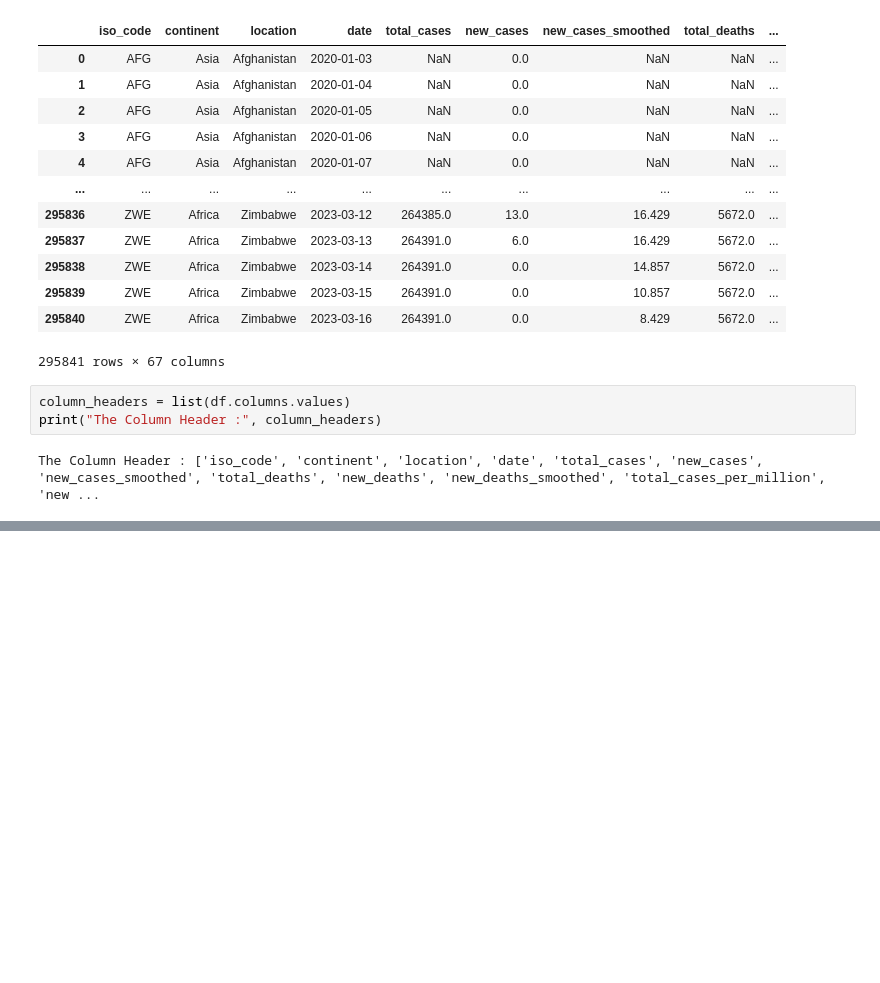
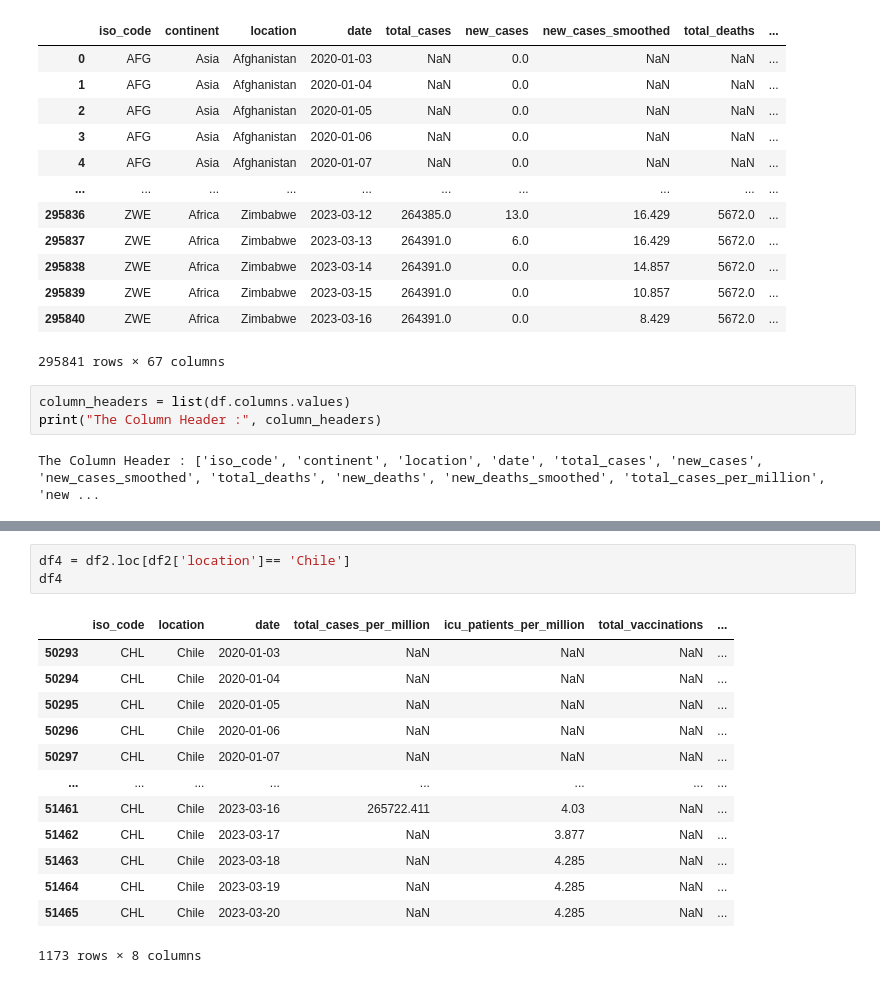
Before and after one commit to tubbsyal/BEE2024_p3, a Jupyter notebook: Part3_1Notebook.ipynb, the cells around one changed output, grey strips where cells are left out. Cells and saved outputs as stored; diff of their text form; blank space fills up the shorter version.

```diff
--- a/Part3_1Notebook.ipynb
+++ b/Part3_1Notebook.ipynb
@@ -60,0 +78,17 @@ df2
+# %%
+df4 = df2.loc[df2['location']== 'Chile']
+df4
+# %% [output]
+|  | iso_code | location | date | total_cases_per_million | icu_patients_per_million | total_vaccinations | ... |
+| 50293 | CHL | Chile | 2020-01-03 | NaN | NaN | NaN | ... |
+| 50294 | CHL | Chile | 2020-01-04 | NaN | NaN | NaN | ... |
+| 50295 | CHL | Chile | 2020-01-05 | NaN | NaN | NaN | ... |
+| 50296 | CHL | Chile | 2020-01-06 | NaN | NaN | NaN | ... |
+| 50297 | CHL | Chile | 2020-01-07 | NaN | NaN | NaN | ... |
+| ... | ... | ... | ... | ... | ... | ... | ... |
+| 51461 | CHL | Chile | 2023-03-16 | 265722.411 | 4.03 | NaN | ... |
+| 51462 | CHL | Chile | 2023-03-17 | NaN | 3.877 | NaN | ... |
+| 51463 | CHL | Chile | 2023-03-18 | NaN | 4.285 | NaN | ... |
+| 51464 | CHL | Chile | 2023-03-19 | NaN | 4.285 | NaN | ... |
+| 51465 | CHL | Chile | 2023-03-20 | NaN | 4.285 | NaN | ... |
+1173 rows × 8 columns
```
Also changed, not shown: parts of 6 cells of this notebook.
